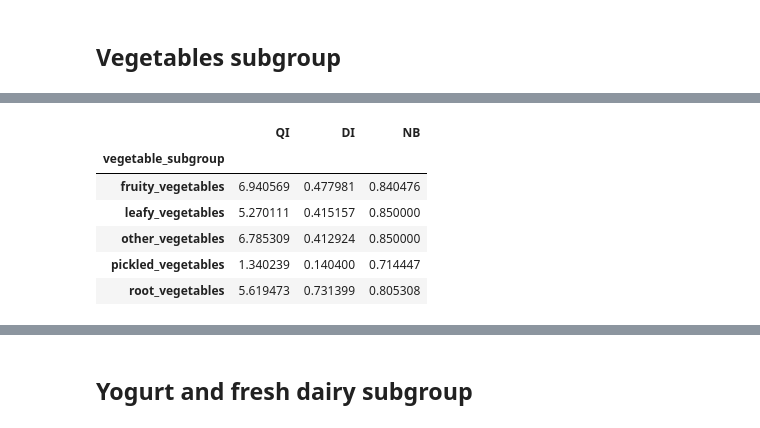
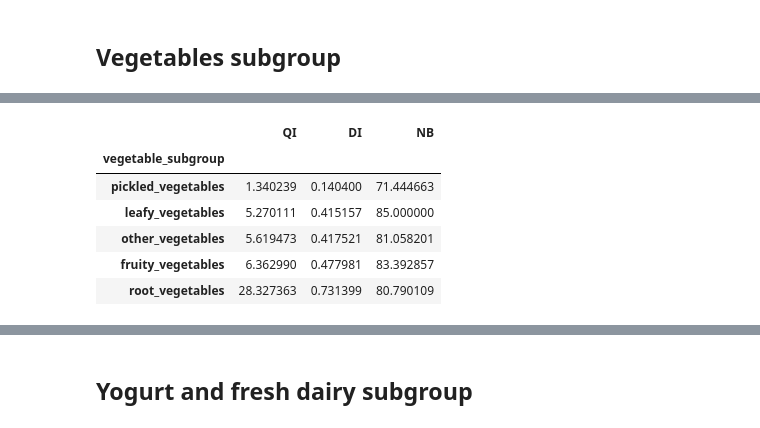
Before and after one commit to sskyxx/Bachelor-Project, a Jupyter notebook: Nutrient_metric.ipynb, the cells around one changed output, grey strips where cells are left out. Drawn from its saved outputs; the diff is of its cells as text; code cells hidden in the pictures.

```diff
--- a/Nutrient_metric.ipynb
+++ b/Nutrient_metric.ipynb
@@ -232,7 +232,7 @@ def calculate_nb(row, nutrient_cols):
       nb_ratios[nutrient + '_truncated'] = min(qi[nutrient + '_ratio'], 1)
 
 
-    nb_ratios["NB"] = np.sum([i for i in nb_ratios.values()]) / len(nutrient_cols)
+    nb_ratios["NB"] = np.sum([i for i in nb_ratios.values()]) / len(nutrient_cols) * 100
     #nb_ratios['NB'] = np.median([i for i in nb_ratios.values()]) * 100
 
     nb_ratios["combined_name"] = qi["combined_name"]
@@ -383,9 +383,9 @@ vegetable_categories = {
         'turnip', 'navet', 'steckrübe',
         'parsnip', 'panais', 'pastinake',
         'celeriac', 'céleri-rave', 'knollensellerie',
-        'onion', 'oignon', 'zwiebel',
+        #'onion', 'oignon', 'zwiebel',
         'radish', 'radis', 'radieschen',
-        'fennel', 'fenouil', 'fenchel',
+        #'fennel', 'fenouil', 'fenchel',
         'potato', 'pomme de terre', 'kartoffel'
     ],
     'leafy_vegetables': [
@@ -402,12 +402,12 @@ vegetable_categories = {
     ],
     'fruity_vegetables': [
         'avocado', 'avocat',
-        'asparagus', 'asperge', 'spargel',
+        #'asparagus', 'asperge', 'spargel',
         'cucumber', 'cucumbers', 'concombre',
         'eggplant', 'aubergine',
         'olive',
         'pea', 'peas', 'pois', 'erbse', 'erbsen',
-        'maïs', 'mais',
+        #'maïs', 'mais',
         'tomato', 'tomate',
         'pepper', 'poivron', 'paprika',
         'squash', 'courge', 'kürbis',
@@ -442,10 +463,10 @@ Name: count, dtype: int64
 # %%
-df_vegetables.groupby('vegetable_subgroup')[['QI', 'DI', 'NB']].median(numeric_only=True)
+df_vegetables[['QI', 'DI', 'NB', 'vegetable_subgroup']].groupby('vegetable_subgroup').median(numeric_only=True).sort_values('QI')
 # %% [output]
 |  | QI | DI | NB |
 | vegetable_subgroup |  |  |  |
-| fruity_vegetables | 6.940569 | 0.477981 | 0.840476 |
-| leafy_vegetables | 5.270111 | 0.415157 | 0.850000 |
-| other_vegetables | 6.785309 | 0.412924 | 0.850000 |
-| pickled_vegetables | 1.340239 | 0.140400 | 0.714447 |
-| root_vegetables | 5.619473 | 0.731399 | 0.805308 |
+| pickled_vegetables | 1.340239 | 0.140400 | 71.444663 |
+| leafy_vegetables | 5.270111 | 0.415157 | 85.000000 |
+| other_vegetables | 5.619473 | 0.417521 | 81.058201 |
+| fruity_vegetables | 6.362990 | 0.477981 | 83.392857 |
+| root_vegetables | 28.327363 | 0.731399 | 80.790109 |
```
Also changed, not shown: parts of 41 cells of this notebook.
